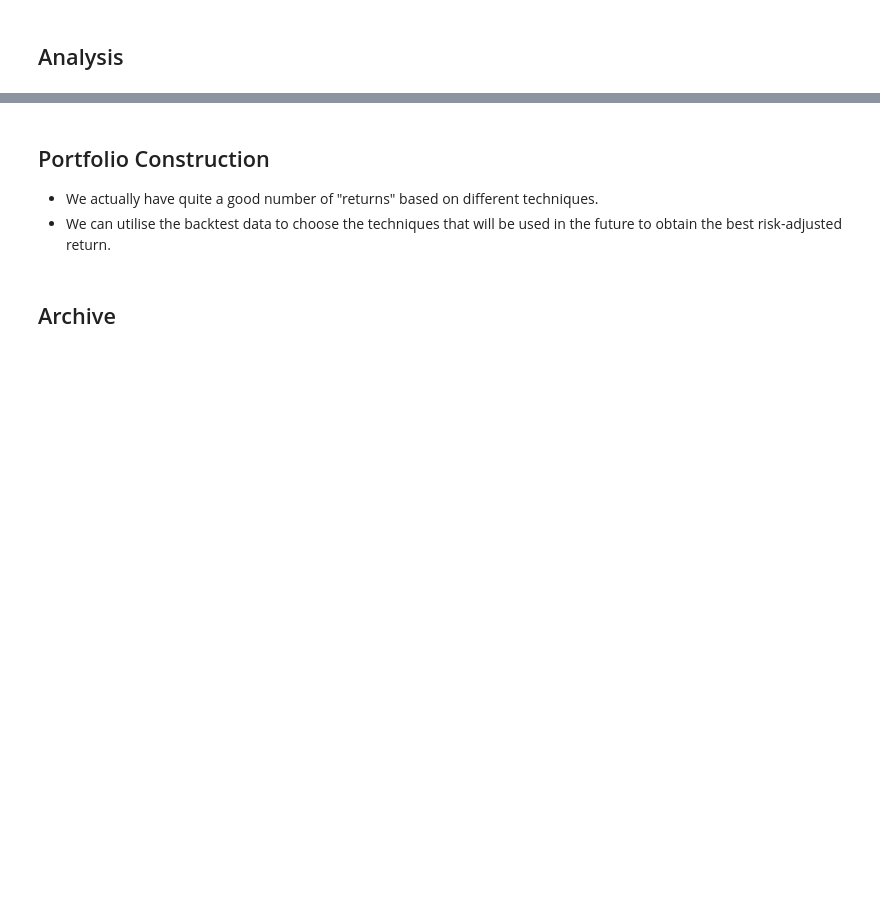
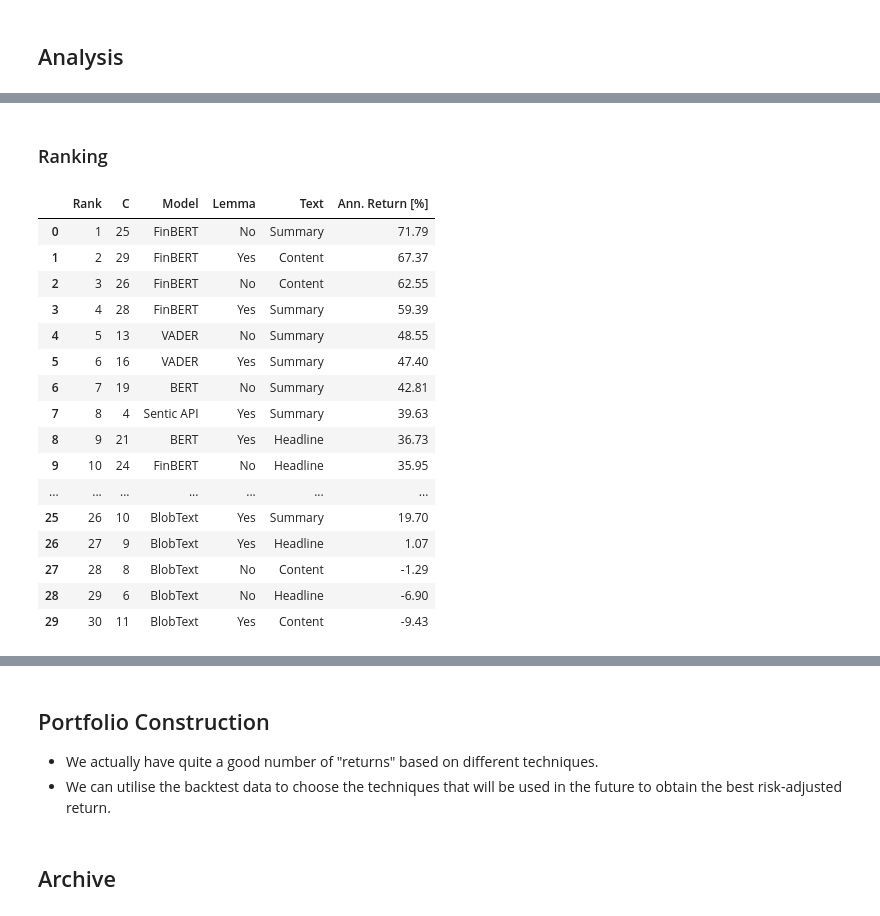
Before and after one commit to yiqwan/stock-forecast-with-sentiment, a Jupyter notebook: notebooks/trading.ipynb, the cells around one changed output, grey strips where cells are left out. Cells and saved outputs as stored; diff of their text form; code cells hidden in the pictures; blank space fills up the shorter version.

```diff
--- a/notebooks/trading.ipynb
+++ b/notebooks/trading.ipynb
@@ -1015,0 +1015,12 @@ t_stat, t_p_val = stats.ttest_ind()
+# %%
+rdf3 = present(rdf2)
+# %%
+combo_cols = ['Model', 'Lemma', 'Text']
+
+rdf3.index.name = 'C'
+other_cols = rdf3.columns.difference(combo_cols)
+rdf4 = rdf3[combo_cols]
+rdf4.reset_index(drop=False, inplace=True)
+rdf5 = rdf3[other_cols]
+rdf5.reset_index(drop=False, inplace=True)
+rdf4
@@ -1015,0 +1098,31 @@ t_stat, t_p_val = stats.ttest_ind()
+# %% [markdown]
+### Ranking
+# %%
+metrics = ['Return [%]', 'Ann. Return [%]', 'Win Rate [%]', 'F1 Score', 'Sharpe Ratio']
+def rank_df(df, idx) -> pd.DataFrame:
+    top = df.sort_values(by=metrics[idx], ascending=False)
+    top.reset_index(drop=False, names='C', inplace=True)
+    top.reset_index(drop=False, names='Rank', inplace=True)
+    top['Rank'] += 1
+    top = top[['Rank', 'C', 'Model', 'Lemma', 'Text', metrics[idx]]]
+    return top
+top_return_rdf3 = rank_df(df=rdf3, idx=1)
+top_return_rdf3
+# %% [output]
+|  | Rank | C | Model | Lemma | Text | Ann. Return [%] |
+| 0 | 1 | 25 | FinBERT | No | Summary | 71.79 |
+| 1 | 2 | 29 | FinBERT | Yes | Content | 67.37 |
+| 2 | 3 | 26 | FinBERT | No | Content | 62.55 |
+| 3 | 4 | 28 | FinBERT | Yes | Summary | 59.39 |
+| 4 | 5 | 13 | VADER | No | Summary | 48.55 |
+| 5 | 6 | 16 | VADER | Yes | Summary | 47.40 |
+| 6 | 7 | 19 | BERT | No | Summary | 42.81 |
+| 7 | 8 | 4 | Sentic API | Yes | Summary | 39.63 |
+| 8 | 9 | 21 | BERT | Yes | Headline | 36.73 |
+| 9 | 10 | 24 | FinBERT | No | Headline | 35.95 |
+| ... | ... | ... | ... | ... | ... | ... |
+| 25 | 26 | 10 | BlobText | Yes | Summary | 19.70 |
+| 26 | 27 | 9 | BlobText | Yes | Headline | 1.07 |
+| 27 | 28 | 8 | BlobText | No | Content | -1.29 |
+| 28 | 29 | 6 | BlobText | No | Headline | -6.90 |
+| 29 | 30 | 11 | BlobText | Yes | Content | -9.43 |
```
Also changed, not shown: parts of 30 cells of this notebook, 1 other file.
